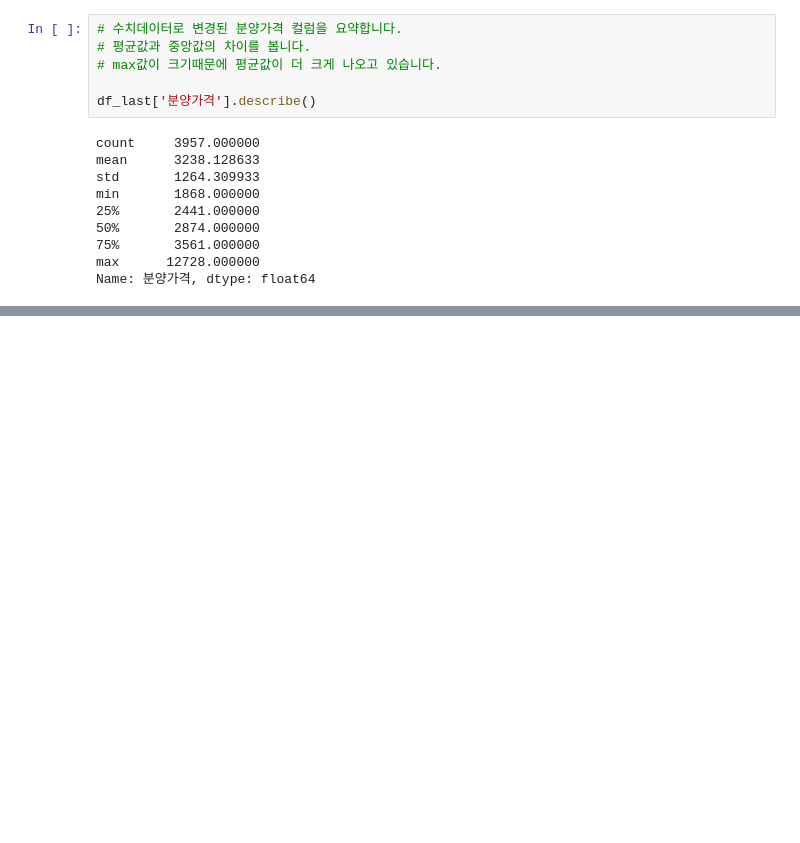
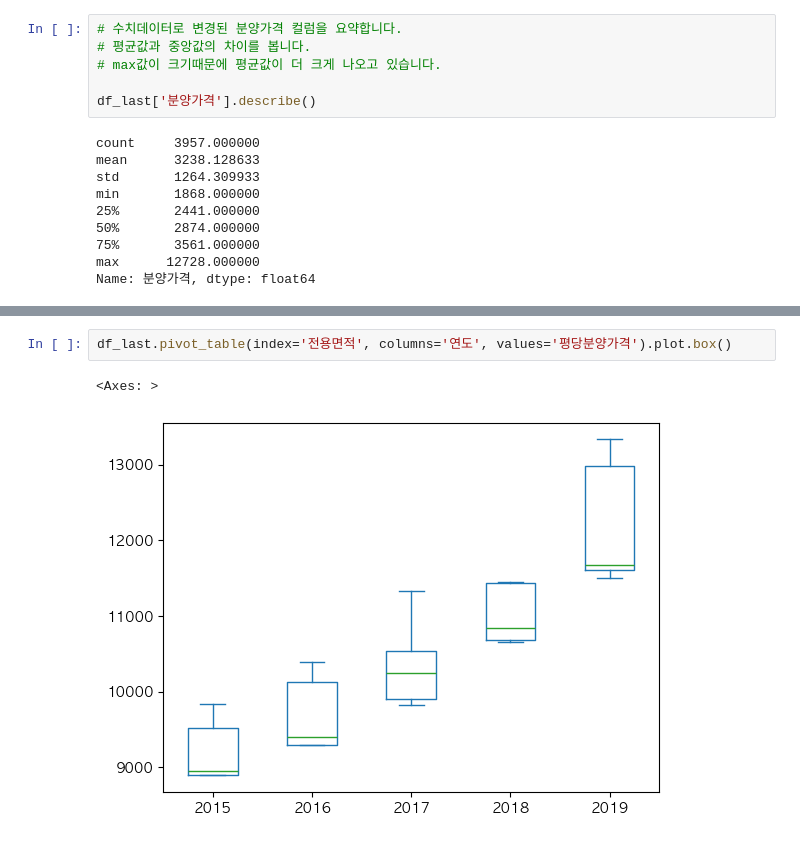
Before and after one commit to SongBeom00/data-analysis, a Jupyter notebook: 00-apt-price.ipynb, the cells around one changed output, grey strips where cells are left out. Drawn from its saved outputs; the diff is of its cells as text; blank space fills up the shorter version.

```diff
--- a/00-apt-price.ipynb
+++ b/00-apt-price.ipynb
@@ -141,0 +431,5 @@ Name: 분양가격, dtype: float64
+# %%
+df_last.pivot_table(index='전용면적', columns='연도', values='평당분양가격').plot.box()
+# %% [output]
+<Axes: >
+[figure, added]
```
Also changed, not shown: parts of 27 cells of this notebook, 2 other files.
